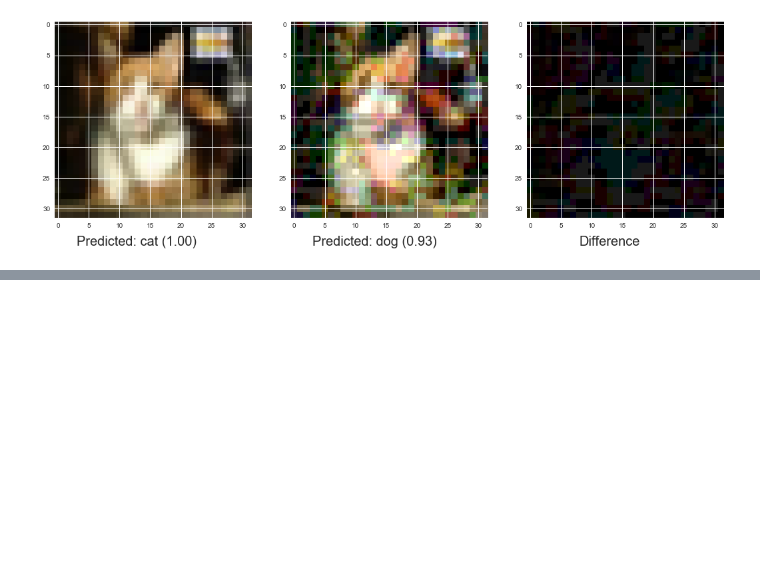
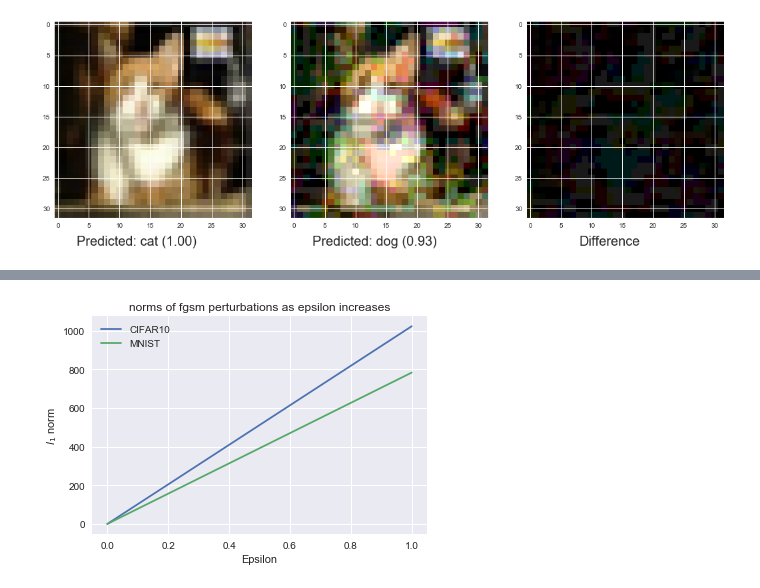
Before and after one commit to James-Brooke/Study, a Jupyter notebook: PyTorch/Adversarial attacks.ipynb, the cells around one changed output, grey strips where cells are left out. Drawn from its saved outputs; the diff is of its cells as text; code cells hidden in the pictures; blank space fills up the shorter version.

```diff
--- a/PyTorch/Adversarial attacks.ipynb
+++ b/PyTorch/Adversarial attacks.ipynb
@@ -394,0 +433,4 @@ df.plot(x='epsilon', figsize=(20,10), title='Accuracy of network on MNIST test s
+# %%
+normcomp(1)
+# %% [output]
+[figure, added]
```
Also changed, not shown: parts of 19 cells of this notebook.
